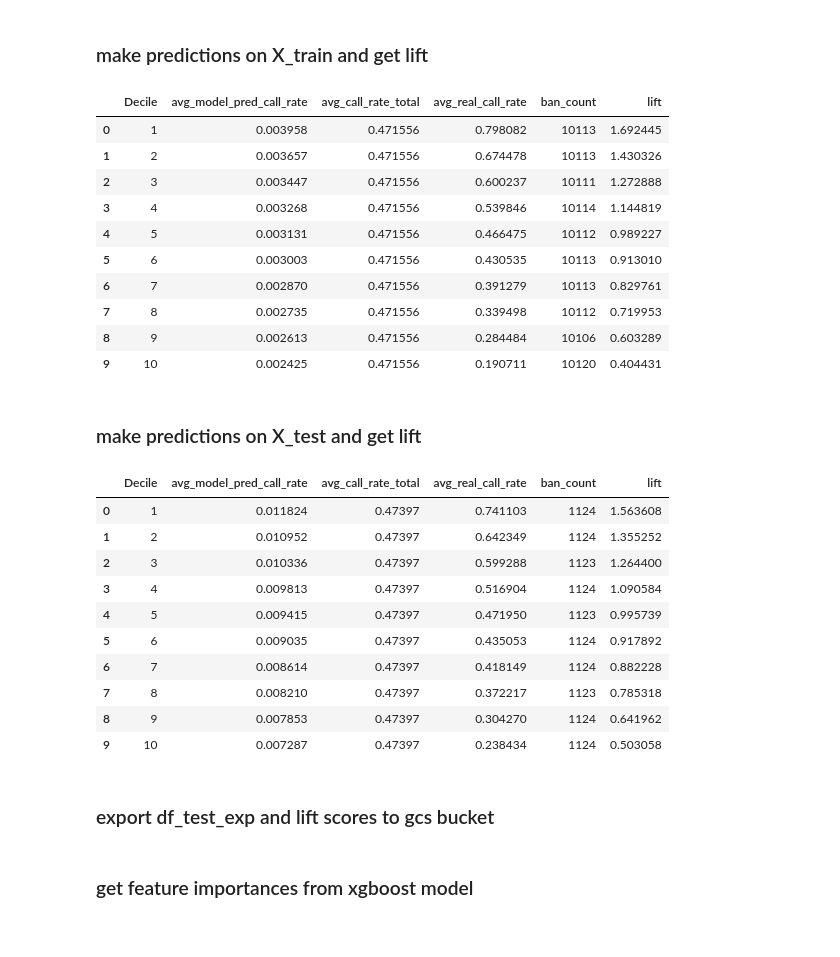
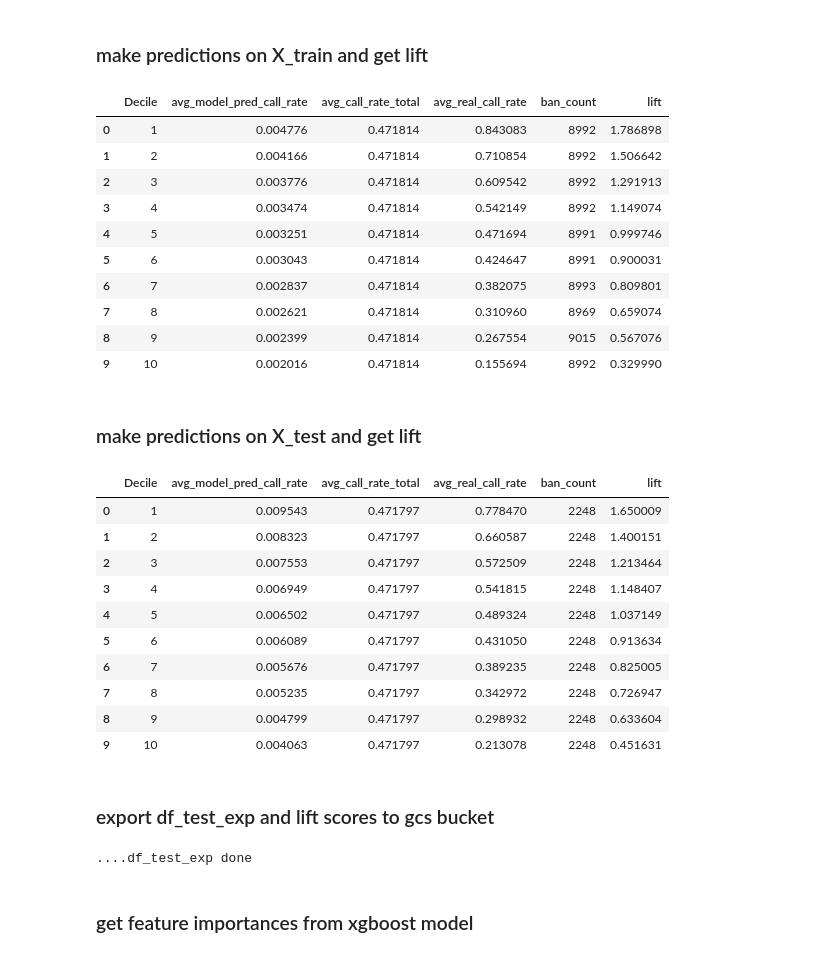
Before and after one commit to joshkim-telus/josh_dev_env, a Jupyter notebook: promo_expiry_analysis/predict_callers_to_retention.ipynb, the cells around one changed output. Drawn from its saved outputs; the diff is of its cells as text; code cells hidden in the pictures.

```diff
--- a/promo_expiry_analysis/predict_callers_to_retention.ipynb
+++ b/promo_expiry_analysis/predict_callers_to_retention.ipynb
@@ -154,14 +154,17 @@ def get_lift(prob, y_test, q):
 # %%
 features = [col for col in df_processed.columns if col not in ["BAN", "target"]]
 
-X, y = df_processed[[col for col in df_processed.columns if col != "target"]], df_processed["target"]
+# X, y = df_processed[[col for col in df_processed.columns if col != "target"]], df_processed["target"]
 
-X_train, X_test, y_train, y_test = train_test_split(X, y, test_size=0.1, random_state=None, shuffle=True)
+# X_train, X_test, y_train, y_test = train_test_split(X, y, test_size=0.2, random_state=None, shuffle=True, stratify=df_train['target'])
 
-ban_train = X_train['BAN']
-X_train = X_train[features]
-y_train = np.squeeze(y_train.values)
+#train test split
+df_train, df_val = train_test_split(df_processed, shuffle=True, test_size=0.2, stratify=df_processed['target'])
 
-ban_test = X_test['BAN']
-X_test = X_test[features]
-y_test = np.squeeze(y_test.values)
+ban_train = df_train['BAN']
+X_train = df_train[features]
+y_train = np.squeeze(df_train['target'].values)
+
+ban_test = df_val['BAN']
+X_test = df_val[features]
+y_test = np.squeeze(df_val['target'].values)
@@ -173,7 +180,7 @@ import xgboost as xgb
 from sklearn.metrics import roc_auc_score
 
 xgb_model = xgb.XGBClassifier(
-    learning_rate=0.01,
+    learning_rate=0.02,
     n_estimators=80,
     max_depth=8,
     min_child_weight=1,
@@ -182,10 +189,13 @@ xgb_model = xgb.XGBClassifier(
     colsample_bytree=0.8,
     objective='binary:logistic',
     nthread=4,
-    scale_pos_weight=1
-    # seed=27
+    scale_pos_weight=1,
+    seed=27
 )
 
-xgb_model.fit(X_train, y_train)
+xgb_model.fit(X_train, y_train,
+            eval_set=[(X_train, y_train), (X_test, y_test)],
+            early_stopping_rounds=20)
+# xgb_model.fit(X_train, y_train)
 print('xgb training done')
 # %% [output]
@@ -265,50 +291,54 @@ lg = get_lift(pred_prb, y_train, q)
 lg
 # %% [output]
 |  | Decile | avg_model_pred_call_rate | avg_call_rate_total | avg_real_call_rate | ban_count | lift |
-| 0 | 1 | 0.003958 | 0.471556 | 0.798082 | 10113 | 1.692445 |
-| 1 | 2 | 0.003657 | 0.471556 | 0.674478 | 10113 | 1.430326 |
-| 2 | 3 | 0.003447 | 0.471556 | 0.600237 | 10111 | 1.272888 |
-| 3 | 4 | 0.003268 | 0.471556 | 0.539846 | 10114 | 1.144819 |
-| 4 | 5 | 0.003131 | 0.471556 | 0.466475 | 10112 | 0.989227 |
-| 5 | 6 | 0.003003 | 0.471556 | 0.430535 | 10113 | 0.913010 |
-| 6 | 7 | 0.002870 | 0.471556 | 0.391279 | 10113 | 0.829761 |
-| 7 | 8 | 0.002735 | 0.471556 | 0.339498 | 10112 | 0.719953 |
-| 8 | 9 | 0.002613 | 0.471556 | 0.284484 | 10106 | 0.603289 |
-| 9 | 10 | 0.002425 | 0.471556 | 0.190711 | 10120 | 0.404431 |
+| 0 | 1 | 0.004776 | 0.471814 | 0.843083 | 8992 | 1.786898 |
+| 1 | 2 | 0.004166 | 0.471814 | 0.710854 | 8992 | 1.506642 |
+| 2 | 3 | 0.003776 | 0.471814 | 0.609542 | 8992 | 1.291913 |
+| 3 | 4 | 0.003474 | 0.471814 | 0.542149 | 8992 | 1.149074 |
+| 4 | 5 | 0.003251 | 0.471814 | 0.471694 | 8991 | 0.999746 |
+| 5 | 6 | 0.003043 | 0.471814 | 0.424647 | 8991 | 0.900031 |
+| 6 | 7 | 0.002837 | 0.471814 | 0.382075 | 8993 | 0.809801 |
+| 7 | 8 | 0.002621 | 0.471814 | 0.310960 | 8969 | 0.659074 |
+| 8 | 9 | 0.002399 | 0.471814 | 0.267554 | 9015 | 0.567076 |
+| 9 | 10 | 0.002016 | 0.471814 | 0.155694 | 8992 | 0.329990 |
 # %% [markdown]
 ### make predictions on X_test and get lift
 # %%
 from sklearn.preprocessing import normalize
 
 #predictions on X_test
 pred_prb = xgb_model.predict_proba(X_test, ntree_limit=xgb_model.best_iteration)[:, 1]
 pred_prb = np.array(normalize([pred_prb]))[0]
 
 #join ban_test, X_test, y_test and pred_prb and print to csv
 #CHECK THE SIZE OF EACH COMPONENT BEFORE JOINING
 q=10
 df_ban_test = ban_test.to_frame()
 df_test_exp = df_ban_test.join(X_test)
 df_test_exp['y_test'] = y_test
 df_test_exp['y_pred_proba'] = pred_prb
 df_test_exp['y_pred'] = (df_test_exp['y_pred_proba'] > 0.5).astype(int)
 df_test_exp['decile'] = pd.qcut(df_test_exp['y_pred_proba'], q, labels=[i for i in range(q, 0, -1)])
 
 lg = get_lift(pred_prb, y_test, q)
 
 lg
+
+high - top 2
+low - bottom 3
+medium - the rest
 # %% [output]
 |  | Decile | avg_model_pred_call_rate | avg_call_rate_total | avg_real_call_rate | ban_count | lift |
-| 0 | 1 | 0.011824 | 0.47397 | 0.741103 | 1124 | 1.563608 |
-| 1 | 2 | 0.010952 | 0.47397 | 0.642349 | 1124 | 1.355252 |
-| 2 | 3 | 0.010336 | 0.47397 | 0.599288 | 1123 | 1.264400 |
-| 3 | 4 | 0.009813 | 0.47397 | 0.516904 | 1124 | 1.090584 |
-| 4 | 5 | 0.009415 | 0.47397 | 0.471950 | 1123 | 0.995739 |
-| 5 | 6 | 0.009035 | 0.47397 | 0.435053 | 1124 | 0.917892 |
-| 6 | 7 | 0.008614 | 0.47397 | 0.418149 | 1124 | 0.882228 |
-| 7 | 8 | 0.008210 | 0.47397 | 0.372217 | 1123 | 0.785318 |
-| 8 | 9 | 0.007853 | 0.47397 | 0.304270 | 1124 | 0.641962 |
-| 9 | 10 | 0.007287 | 0.47397 | 0.238434 | 1124 | 0.503058 |
+| 0 | 1 | 0.009543 | 0.471797 | 0.778470 | 2248 | 1.650009 |
+| 1 | 2 | 0.008323 | 0.471797 | 0.660587 | 2248 | 1.400151 |
+| 2 | 3 | 0.007553 | 0.471797 | 0.572509 | 2248 | 1.213464 |
+| 3 | 4 | 0.006949 | 0.471797 | 0.541815 | 2248 | 1.148407 |
+| 4 | 5 | 0.006502 | 0.471797 | 0.489324 | 2248 | 1.037149 |
+| 5 | 6 | 0.006089 | 0.471797 | 0.431050 | 2248 | 0.913634 |
+| 6 | 7 | 0.005676 | 0.471797 | 0.389235 | 2248 | 0.825005 |
+| 7 | 8 | 0.005235 | 0.471797 | 0.342972 | 2248 | 0.726947 |
+| 8 | 9 | 0.004799 | 0.471797 | 0.298932 | 2248 | 0.633604 |
+| 9 | 10 | 0.004063 | 0.471797 | 0.213078 | 2248 | 0.451631 |
 # %% [markdown]
 ### export df_test_exp and lift scores to gcs bucket
 # %%
@@ -317,6 +347,8 @@ print("....df_test_exp done")
 
 # lg.to_csv('gs://{}/lift_on_scoring_data.csv'.format(file_bucket, index=False))
 # print("....lift_to_csv done")
+# %% [output]
+....df_test_exp done
 # %% [markdown]
 ### get feature importances from xgboost model
 # %%
```
Also changed, not shown: parts of 9 cells of this notebook, 1 other file.
